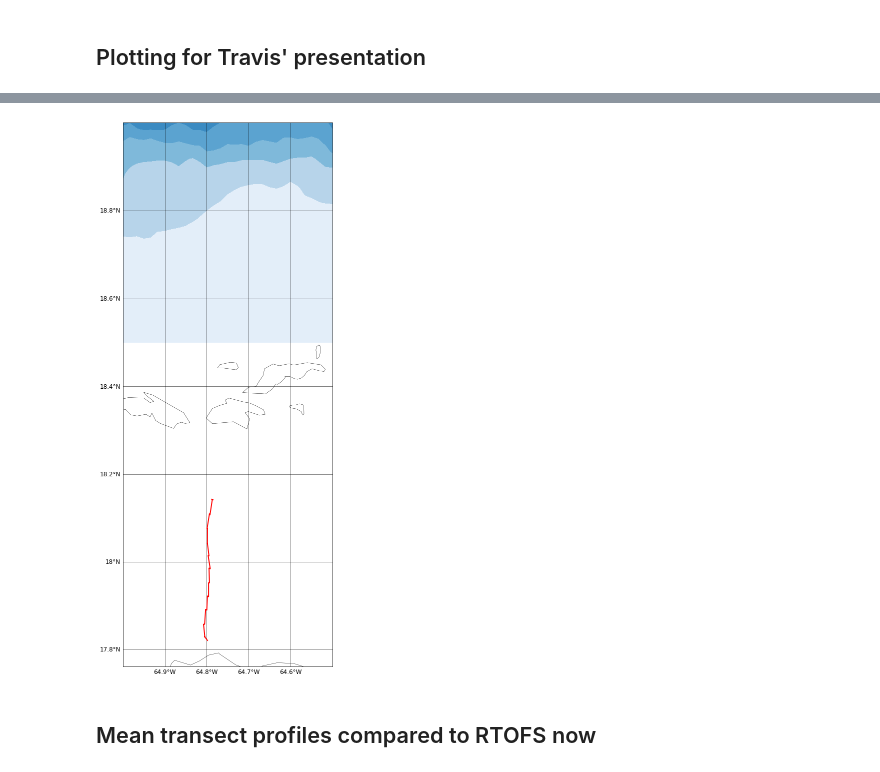
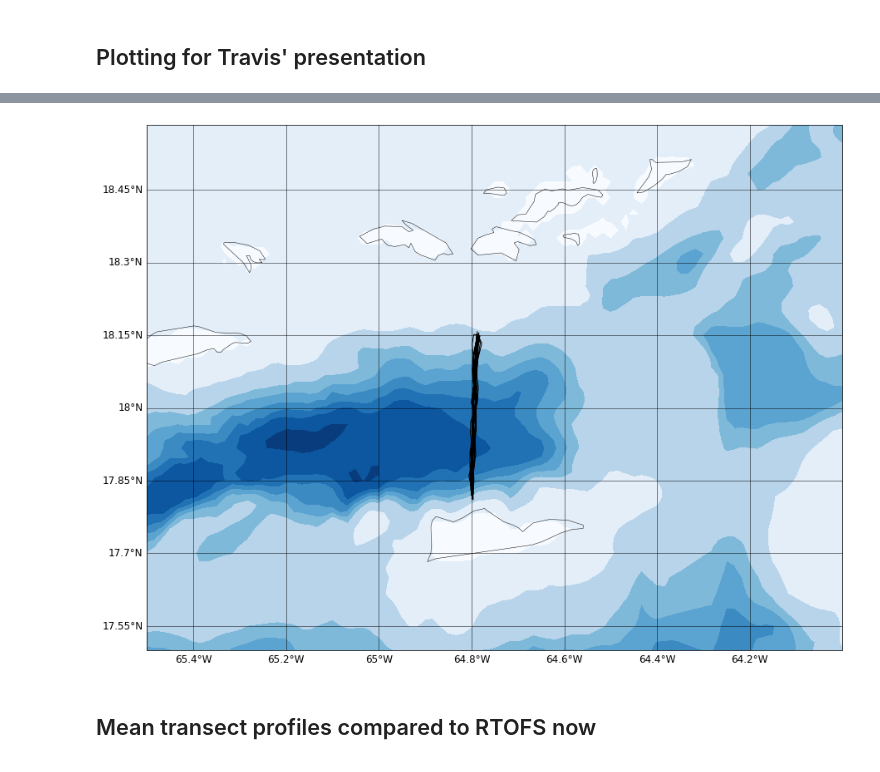
Before and after one commit to JGradone/Slocum-AD2CP, a Jupyter notebook: notebooks/03_Slocum_AD2CP_Analysis_RU29_2020.ipynb, the cells around one changed output, grey strips where cells are left out. Drawn from its saved outputs; the diff is of its cells as text; code cells hidden in the pictures.

Commit message:
Local changes

```diff
--- a/notebooks/03_Slocum_AD2CP_Analysis_RU29_2020.ipynb
+++ b/notebooks/03_Slocum_AD2CP_Analysis_RU29_2020.ipynb
@@ -122,4 +125,24 @@ for x in np.arange(0,len(files)):
     inversion_lon[x] = df.longitude.values[0]
     inversion_time[x] = pd.to_datetime(df.start_tm.values[0])
 
-inversion_time = np.sort(inversion_time)
+
+
+
+## Now stuff into an organized xarray dataset
+ds = xr.Dataset(
+    data_vars=dict(
+        u_grid    = (["depth", "time"], u_grid),
+        v_grid    = (["depth", "time"], v_grid),
+        latitude  = (["time"], inversion_lat),
+        longitude = (["time"], inversion_lon)
+    ),
+    coords=dict(
+        time  = pd.to_datetime(inversion_time).tz_localize(None).values,
+        depth = inversion_depth
+    ),
+    attrs=dict(description="Master/combined RU29 2020 AD2CP least-squares inversion velocity profile dataset"),
+)
+
+## Sort by time because files may not have in read in chronological order
+ds = ds.sortby(ds.time)
+ds
@@ -145,9 +190,11 @@ Text(0.5, 1.0, 'RU29 2020 St. Thomas-St. Croix')
 # %% [markdown]
 ## Section Timing
 # %%
-sect_times1 = pd.read_csv('/home/jg1200/Data/GliderData/RU29/anagada_section_times.csv')
+#sect_times1 = pd.read_csv('/home/jg1200/Data/GliderData/RU29/anagada_section_times.csv')
+sect_times1 = pd.read_csv('/Users/joegradone/SynologyDrive/Drive/Rutgers/Research/data/Glider/RU_29/anagada_section_times.csv')
 sect_times1.starttime = np.array(sect_times1.starttime,dtype=np.datetime64)
 sect_times1.endtime = np.array(sect_times1.endtime,dtype=np.datetime64)
+## This is the OG
 sect_times = sect_times1.iloc[7:-1,:]
 sect_times
 # %% [output]
@@ -419,11 +441,11 @@ plt.gcf().autofmt_xdate()
 # grab bathymetry data for a map
 import cartopy.crs as ccrs
 
-## Zoomed window
 #lat_lims = [16, 19]
 #lon_lims = [-66.5, -60.5]
-lat_lims = [18.5, 19]
-lon_lims = [-65, -64.5]
+## Zoomed window
+lat_lims = [17.5, 18.6]
+lon_lims = [-65.5, -64]
 
 
 # grab some bathymetry
@@ -433,41 +455,40 @@ etopo1 = xr.open_dataset(url).sel(lat = slice(lat_lims[0], lat_lims[1]), lon = s
 
 fig = plt.figure(figsize=(15,20))
 ax = plt.subplot( projection= ccrs.Mercator())
 
 ## Good but too smooth
 #dpth_contours = np.arange(-8500, 1, 500)
 
 dpth_contours = np.append(np.arange(-5000, -2000, 500), np.arange(-2000, 1, 1000))
 
 #plt.plot(gdf.longitude.values, gdf.latitude.values, 'k',linewidth=6, transform=ccrs.PlateCarree(),color='black')
 
 
 
-x =2
-gdf_sect = gdf.loc[(gdf.time >= sect_times.starttime.values[x]) & (gdf.time <= sect_times.endtime.values[x])]
-sect_adcp_time_ind = np.where((pd.to_datetime(inversion_time).tz_localize(None).values >= sect_times.starttime.values[x]) & (pd.to_datetime(inversion_time).tz_localize(None).values <= sect_times.endtime.values[x]))
+start = 0
+end = -1
+gdf_sect = gdf.loc[(gdf.time >= sect_times.starttime.values[start]) & (gdf.time <= sect_times.endtime.values[end])]
+subset_ds_sect = ds.sel(time=slice(sect_times.starttime.values[start], sect_times.endtime.values[end]))
 
-inversion_lon_sect = inversion_lon[sect_adcp_time_ind[0]]
-inversion_lat_sect = inversion_lat[sect_adcp_time_ind[0]]
 
-#plt.plot(inversion_lon_sect, inversion_lat_sect, 'k',linewidth=2, transform=ccrs.PlateCarree(),color='black')
-plt.plot(gdf_sect.longitude.values, gdf_sect.latitude.values, 'k',linewidth=2, transform=ccrs.PlateCarree(),color='red')
+plt.plot(subset_ds_sect.longitude, subset_ds_sect.latitude,linewidth=1, transform=ccrs.PlateCarree(),color='black')
+#plt.plot(gdf_sect.longitude.values, gdf_sect.latitude.values,linewidth=1, transform=ccrs.PlateCarree(),color='red')
 
 
 
 plt.contourf(etopo1.lon, etopo1.lat, etopo1.topo, dpth_contours, transform=ccrs.PlateCarree(), cmap='Blues_r', zorder=0,extend='both')
 #plt.colorbar(label='Depth [m]',pad=0.03, fraction=0.055)
 ax.coastlines()
 
 gl = ax.gridlines(crs=ccrs.PlateCarree(), draw_labels=True, color='black',linewidth=0.5)
 gl.xlabels_top = False
 gl.ylabels_right = False
 gl.xlabel_style = {'size': 12}
 gl.ylabel_style = {'size': 12}
 
 #plt.savefig('/Users/joegradone/Desktop/RU29_2021_Anegada_Map.png',dpi=300,facecolor='white')
 # %% [output]
-[figure, old version]
+[figure, new version]
 # %% [markdown]
 ## Mean transect profiles compared to RTOFS now
 # %%
```
Also changed, not shown: parts of 28 cells of this notebook, 4 other files.
